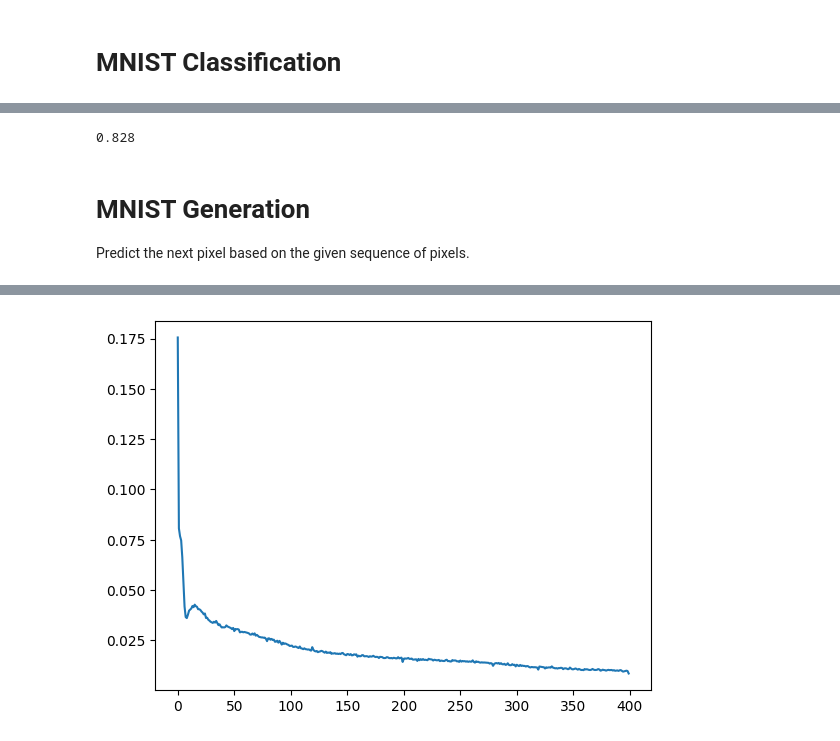
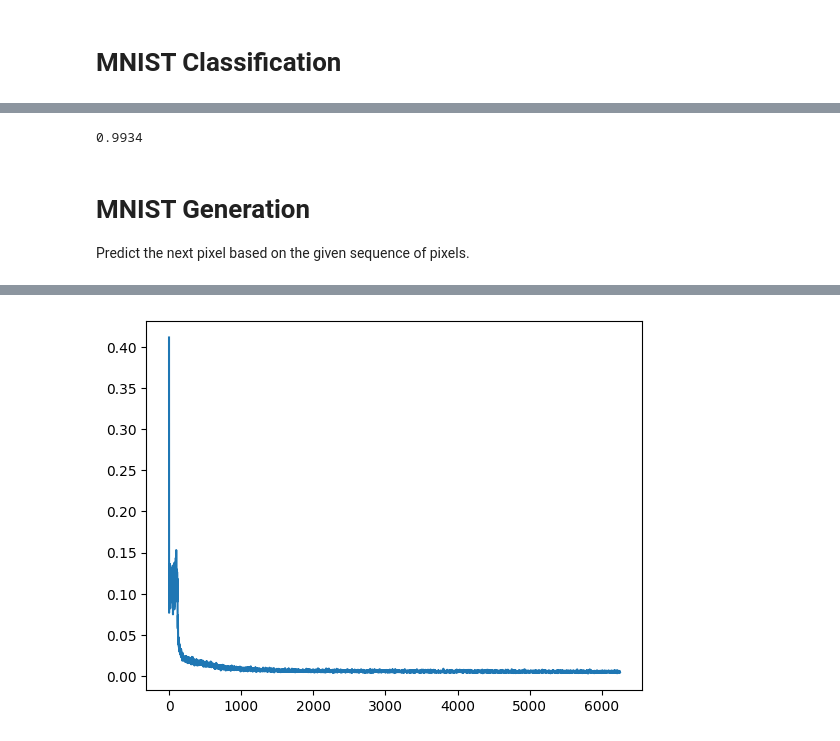
Before and after one commit to necrashter/SaShiMi-796, a Jupyter notebook: S4-MNIST-Demo.ipynb, the cells around one changed output, grey strips where cells are left out. Drawn from its saved outputs; the diff is of its cells as text; code cells hidden in the pictures.

Commit message:
Better parameter initialization, fix D size, adjust hyperparameters

```diff
--- a/S4-MNIST-Demo.ipynb
+++ b/S4-MNIST-Demo.ipynb
@@ -19,7 +19,7 @@ from S4 import *
 # Use the smaller test set to train faster
 MNIST_TEST = datasets.MNIST(root='./../datasets', train=False, download=True, transform=transforms.ToTensor())
 
-dataloader = DataLoader(MNIST_TEST, shuffle=True, batch_size=256)
+dataloader = DataLoader(MNIST_TEST, shuffle=True, batch_size=8)
 testloader = DataLoader(MNIST_TEST, shuffle=False, batch_size=1)
 # %%
 device = torch.device("cuda" if torch.cuda.is_available() else "cpu")
@@ -94,0 +61,24 @@ Epoch 10/10 loss: 0.53
+# %%
+model.train()
+for epoch in tqdm(range(num_epochs), position=0, leave=False):
+    train_loss = 0.0
+    for batch in tqdm(dataloader, leave=False):
+        img, y = batch
+        # Convert image to a signal with L = 784 and dimension 1
+        img = img.to(device).reshape(-1, 784, 1)
+        y = y.to(device)
+        y_hat = model(img)
+        loss = criterion(y_hat, y)
+
+        loss_val = loss.detach().cpu().item()
+        train_loss += loss_val / len(dataloader)
+        losses.append(loss_val)
+
+        optimizer.zero_grad()
+        loss.backward()
+        optimizer.step()
+
+    print(f"Epoch {epoch + 1}/{num_epochs} loss: {train_loss:.2f}")
+
+plt.plot(losses)
+plt.show()
@@ -95,4 +97,5 @@ Epoch 10/10 loss: 0.53
 # %%
+model.eval()
 total, correct = 0, 0
 for x, y in dataloader:
     x, y = x.to(device).reshape(-1, 784, 1), y.to(device)
@@ -103,7 +106,7 @@ for x, y in dataloader:
 accuracy = correct / total
 accuracy
 # %% [output]
-0.828
+0.9934
 # %% [markdown]
 # MNIST Generation
 
@@ -113,13 +116,13 @@ torch.manual_seed(13)
 
 model = Sequential(
     nn.Linear(1, 128),
-    *[Block(128, 256) for _ in range(4)],
+    *[Block(128, 64) for _ in range(4)],
     nn.Linear(128, 1),
     nn.Sigmoid(),
 )
 model.to(device)
 
-num_epochs = 10
+num_epochs = 5
 
 model.train()
 optimizer = torch.optim.Adam(model.parameters(), lr=0.001)
@@ -164,4 +162,4 @@ Epoch 10/10 loss: 0.01
-[figure, old version]
+[figure, new version]
 # %%
 model.eval()
 
```
Also changed, not shown: parts of 6 cells of this notebook, 1 other file.
